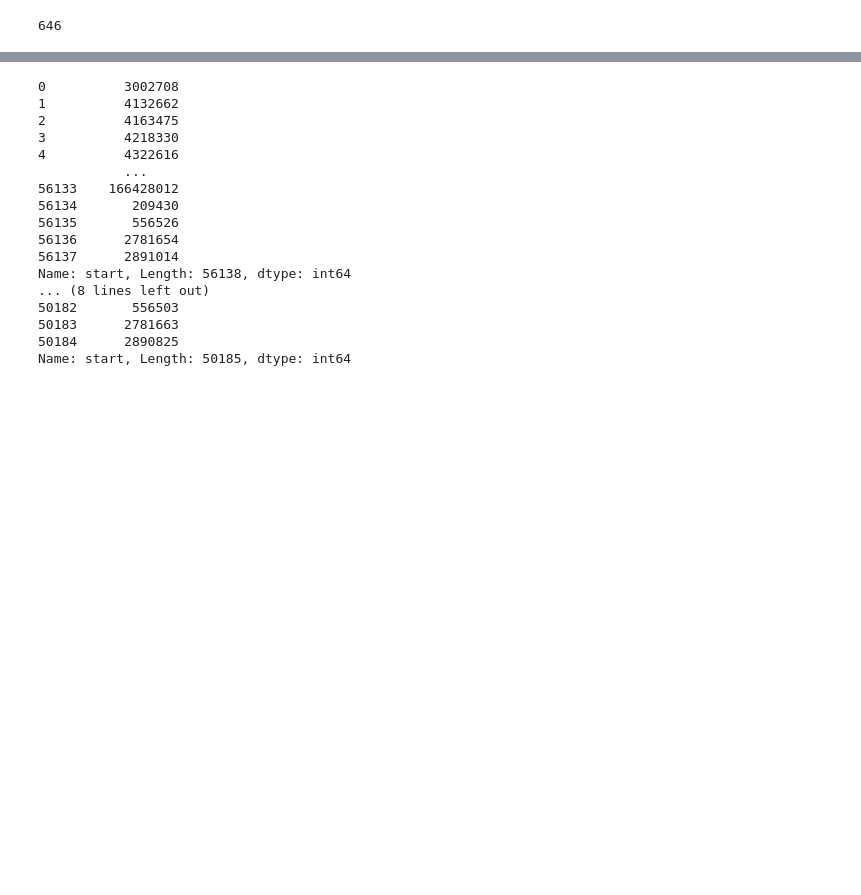
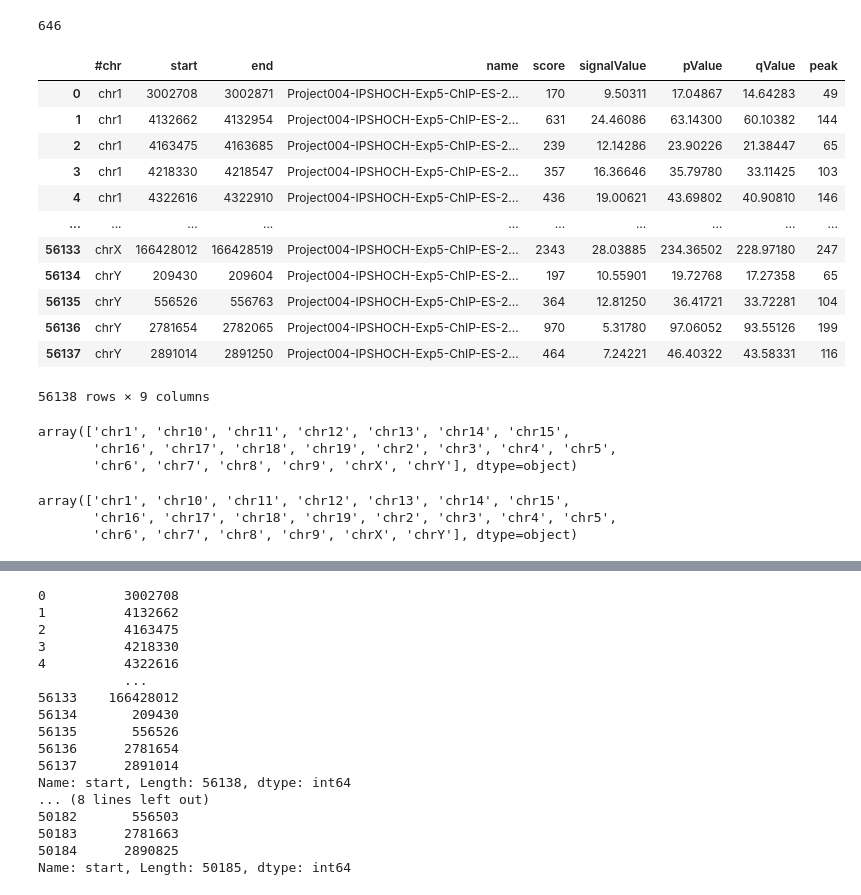
Before and after one commit to vbchavali/CTCF-Peaks-Project, a Jupyter notebook: Graph Documents.ipynb, the cells around one changed output, grey strips where cells are left out. Drawn from its saved outputs; the diff is of its cells as text; code cells hidden in the pictures; blank space fills up the shorter version.

```diff
--- a/Graph Documents.ipynb
+++ b/Graph Documents.ipynb
@@ -188,3 +193,31 @@ np.sum( (bb3['count3']==1) * (bb3['count_es_serum']==0))
 #I am not sure I understand why I get two different values when I switch the data frame order and am doing left join essentially.
 # %% [output]
 646
+# %%
+df_es_2i1_ctcf
+# %% [output]
+|  | #chr | start | end | name | score | signalValue | pValue | qValue | peak |
+| 0 | chr1 | 3002708 | 3002871 | Project004-IPSHOCH-Exp5-ChIP-ES-2... | 170 | 9.50311 | 17.04867 | 14.64283 | 49 |
+| 1 | chr1 | 4132662 | 4132954 | Project004-IPSHOCH-Exp5-ChIP-ES-2... | 631 | 24.46086 | 63.14300 | 60.10382 | 144 |
+| 2 | chr1 | 4163475 | 4163685 | Project004-IPSHOCH-Exp5-ChIP-ES-2... | 239 | 12.14286 | 23.90226 | 21.38447 | 65 |
+| 3 | chr1 | 4218330 | 4218547 | Project004-IPSHOCH-Exp5-ChIP-ES-2... | 357 | 16.36646 | 35.79780 | 33.11425 | 103 |
+| 4 | chr1 | 4322616 | 4322910 | Project004-IPSHOCH-Exp5-ChIP-ES-2... | 436 | 19.00621 | 43.69802 | 40.90810 | 146 |
+| ... | ... | ... | ... | ... | ... | ... | ... | ... | ... |
+| 56133 | chrX | 166428012 | 166428519 | Project004-IPSHOCH-Exp5-ChIP-ES-2... | 2343 | 28.03885 | 234.36502 | 228.97180 | 247 |
+| 56134 | chrY | 209430 | 209604 | Project004-IPSHOCH-Exp5-ChIP-ES-2... | 197 | 10.55901 | 19.72768 | 17.27358 | 65 |
+| 56135 | chrY | 556526 | 556763 | Project004-IPSHOCH-Exp5-ChIP-ES-2... | 364 | 12.81250 | 36.41721 | 33.72281 | 104 |
+| 56136 | chrY | 2781654 | 2782065 | Project004-IPSHOCH-Exp5-ChIP-ES-2... | 970 | 5.31780 | 97.06052 | 93.55126 | 199 |
+| 56137 | chrY | 2891014 | 2891250 | Project004-IPSHOCH-Exp5-ChIP-ES-2... | 464 | 7.24221 | 46.40322 | 43.58331 | 116 |
+56138 rows × 9 columns
+# %%
+pd.unique(df_es_2i1_ctcf['#chr'])
+# %% [output]
+array(['chr1', 'chr10', 'chr11', 'chr12', 'chr13', 'chr14', 'chr15',
+       'chr16', 'chr17', 'chr18', 'chr19', 'chr2', 'chr3', 'chr4', 'chr5',
+       'chr6', 'chr7', 'chr8', 'chr9', 'chrX', 'chrY'], dtype=object)
+# %%
+pd.unique(df_es_serum_ctcf['#chr'])
+# %% [output]
+array(['chr1', 'chr10', 'chr11', 'chr12', 'chr13', 'chr14', 'chr15',
+       'chr16', 'chr17', 'chr18', 'chr19', 'chr2', 'chr3', 'chr4', 'chr5',
+       'chr6', 'chr7', 'chr8', 'chr9', 'chrX', 'chrY'], dtype=object)
```
Also changed, not shown: parts of 16 cells of this notebook.
